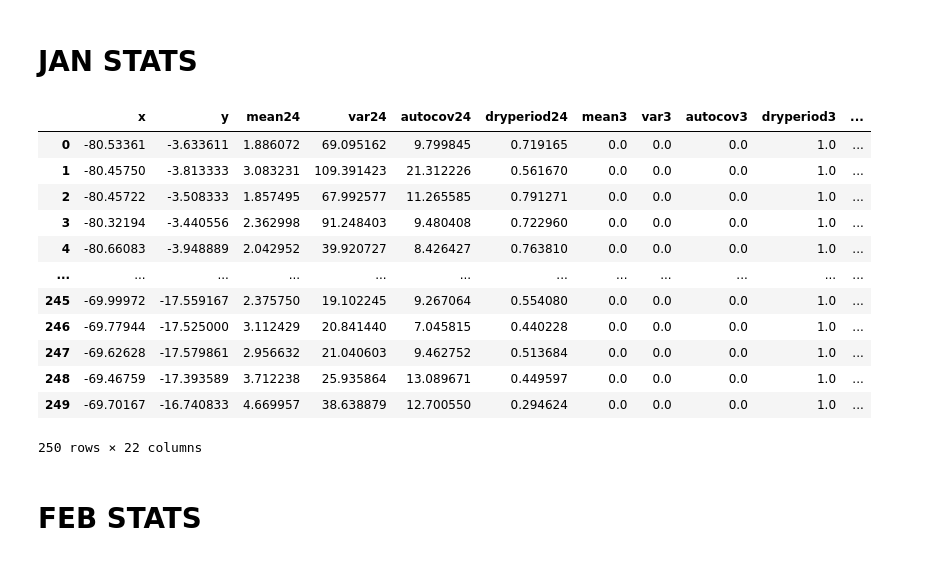
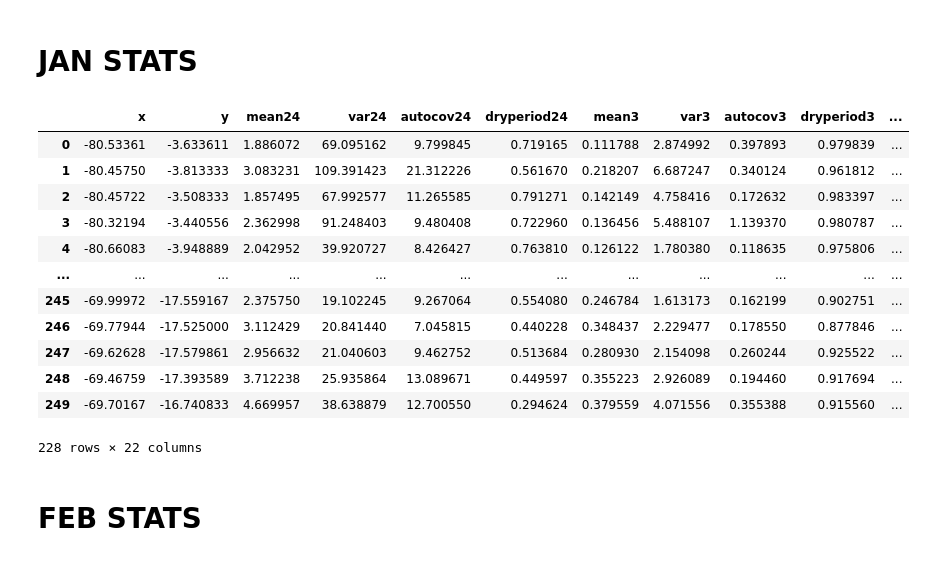
Before and after one commit to JoseZevallosR/TrmmCorrection, a Jupyter notebook: code/TRMM_Correction.ipynb, the cells around one changed output. Saved outputs shown, nothing was run; the diff lists cells and outputs as text; code cells hidden in the pictures.

```diff
--- a/code/TRMM_Correction.ipynb
+++ b/code/TRMM_Correction.ipynb
@@ -144,15 +118,15 @@ def bias_correction(month_sat_daily,month_obs_daily,month_dates,month_sat_hourly
 
     return month_sat_hourly_corrected
 
-def stats_month(month_sat_hourly_corrected,month_obs_daily,location):
+def stats_month(month_sat_hourly_corrected,month_obs_daily,location,month):
     DATA3=month_sat_hourly_corrected.groupby(pd.Grouper(freq='3h')).agg(np.sum)
-    EST3=DATA3.loc[np.in1d(DATA3.index.month, 2)].dropna().apply(estadisticosprec, axis=0)
+    EST3=DATA3.loc[np.in1d(DATA3.index.month, month)].dropna().apply(estadisticosprec, axis=0)
     DATA6=month_sat_hourly_corrected.groupby(pd.Grouper(freq='6h')).agg(np.sum)
-    EST6=DATA6.loc[np.in1d(DATA6.index.month, 2)].dropna().apply(estadisticosprec, axis=0)
+    EST6=DATA6.loc[np.in1d(DATA6.index.month, month)].dropna().apply(estadisticosprec, axis=0)
     DATA12=month_sat_hourly_corrected.groupby(pd.Grouper(freq='12h')).agg(np.sum)
-    EST12=DATA12.loc[np.in1d(DATA12.index.month, 2)].dropna().apply(estadisticosprec, axis=0)
+    EST12=DATA12.loc[np.in1d(DATA12.index.month, month)].dropna().apply(estadisticosprec, axis=0)
     DATA18=month_sat_hourly_corrected.groupby(pd.Grouper(freq='18h')).agg(np.sum)
-    EST18=DATA18.loc[np.in1d(DATA18.index.month, 2)].dropna().apply(estadisticosprec, axis=0)
+    EST18=DATA18.loc[np.in1d(DATA18.index.month, month)].dropna().apply(estadisticosprec, axis=0)
     EST24=month_obs_daily.apply(estadisticosprec, axis=0)
 
     names=['stattion','x','y']
@@ -188,19 +162,7 @@ jan_sat_daily,jan_obs_daily,daily_dates=common_period(rng,1,obs_daily,jan_sat_da
 posiciones,jan_sat_daily,jan_obs_daily,jan_sat_hourly=filter_months_complete(0.8,jan_obs_daily,jan_sat_daily,posiciones,jan_sat_hourly)
 # %%
 jan_sat_hourly_corrected=bias_correction(jan_sat_daily,jan_obs_daily,jan_hourly_date,jan_sat_hourly,daily_dates)
-# %%
-stats_month(jan_sat_hourly,jan_obs_daily,posiciones)
-# %% [output]
-|  | x | y | mean24 | var24 | autocov24 | dryperiod24 | mean3 | var3 | autocov3 | dryperiod3 | ... |
-| 0 | -80.53361 | -3.633611 | 1.886072 | 69.095162 | 9.799845 | 0.719165 | 0.0 | 0.0 | 0.0 | 1.0 | ... |
-| 1 | -80.45750 | -3.813333 | 3.083231 | 109.391423 | 21.312226 | 0.561670 | 0.0 | 0.0 | 0.0 | 1.0 | ... |
-| 2 | -80.45722 | -3.508333 | 1.857495 | 67.992577 | 11.265585 | 0.791271 | 0.0 | 0.0 | 0.0 | 1.0 | ... |
-| 3 | -80.32194 | -3.440556 | 2.362998 | 91.248403 | 9.480408 | 0.722960 | 0.0 | 0.0 | 0.0 | 1.0 | ... |
-| 4 | -80.66083 | -3.948889 | 2.042952 | 39.920727 | 8.426427 | 0.763810 | 0.0 | 0.0 | 0.0 | 1.0 | ... |
-| ... | ... | ... | ... | ... | ... | ... | ... | ... | ... | ... | ... |
-| 245 | -69.99972 | -17.559167 | 2.375750 | 19.102245 | 9.267064 | 0.554080 | 0.0 | 0.0 | 0.0 | 1.0 | ... |
-| 246 | -69.77944 | -17.525000 | 3.112429 | 20.841440 | 7.045815 | 0.440228 | 0.0 | 0.0 | 0.0 | 1.0 | ... |
-| 247 | -69.62628 | -17.579861 | 2.956632 | 21.040603 | 9.462752 | 0.513684 | 0.0 | 0.0 | 0.0 | 1.0 | ... |
-| 248 | -69.46759 | -17.393589 | 3.712238 | 25.935864 | 13.089671 | 0.449597 | 0.0 | 0.0 | 0.0 | 1.0 | ... |
-| 249 | -69.70167 | -16.740833 | 4.669957 | 38.638879 | 12.700550 | 0.294624 | 0.0 | 0.0 | 0.0 | 1.0 | ... |
-250 rows × 22 columns
+# %%
+jan_stats=stats_month(jan_sat_hourly_corrected,jan_obs_daily,posiciones,month=1)
+jan_stats[jan_stats.iloc[:,2:]<0]=np.NaN
+jan_stats=jan_stats.dropna()
@@ -207,3 +171,19 @@ stats_month(jan_sat_hourly,jan_obs_daily,posiciones)
+# %%
+jan_stats
+# %% [output]
+|  | x | y | mean24 | var24 | autocov24 | dryperiod24 | mean3 | var3 | autocov3 | dryperiod3 | ... |
+| 0 | -80.53361 | -3.633611 | 1.886072 | 69.095162 | 9.799845 | 0.719165 | 0.111788 | 2.874992 | 0.397893 | 0.979839 | ... |
+| 1 | -80.45750 | -3.813333 | 3.083231 | 109.391423 | 21.312226 | 0.561670 | 0.218207 | 6.687247 | 0.340124 | 0.961812 | ... |
+| 2 | -80.45722 | -3.508333 | 1.857495 | 67.992577 | 11.265585 | 0.791271 | 0.142149 | 4.758416 | 0.172632 | 0.983397 | ... |
+| 3 | -80.32194 | -3.440556 | 2.362998 | 91.248403 | 9.480408 | 0.722960 | 0.136456 | 5.488107 | 1.139370 | 0.980787 | ... |
+| 4 | -80.66083 | -3.948889 | 2.042952 | 39.920727 | 8.426427 | 0.763810 | 0.126122 | 1.780380 | 0.118635 | 0.975806 | ... |
+| ... | ... | ... | ... | ... | ... | ... | ... | ... | ... | ... | ... |
+| 245 | -69.99972 | -17.559167 | 2.375750 | 19.102245 | 9.267064 | 0.554080 | 0.246784 | 1.613173 | 0.162199 | 0.902751 | ... |
+| 246 | -69.77944 | -17.525000 | 3.112429 | 20.841440 | 7.045815 | 0.440228 | 0.348437 | 2.229477 | 0.178550 | 0.877846 | ... |
+| 247 | -69.62628 | -17.579861 | 2.956632 | 21.040603 | 9.462752 | 0.513684 | 0.280930 | 2.154098 | 0.260244 | 0.925522 | ... |
+| 248 | -69.46759 | -17.393589 | 3.712238 | 25.935864 | 13.089671 | 0.449597 | 0.355223 | 2.926089 | 0.194460 | 0.917694 | ... |
+| 249 | -69.70167 | -16.740833 | 4.669957 | 38.638879 | 12.700550 | 0.294624 | 0.379559 | 4.071556 | 0.355388 | 0.915560 | ... |
+228 rows × 22 columns
 # %% [markdown]
 # FEB STATS
 # %%
```
Also changed, not shown: parts of 20 cells of this notebook, 5 other files.
